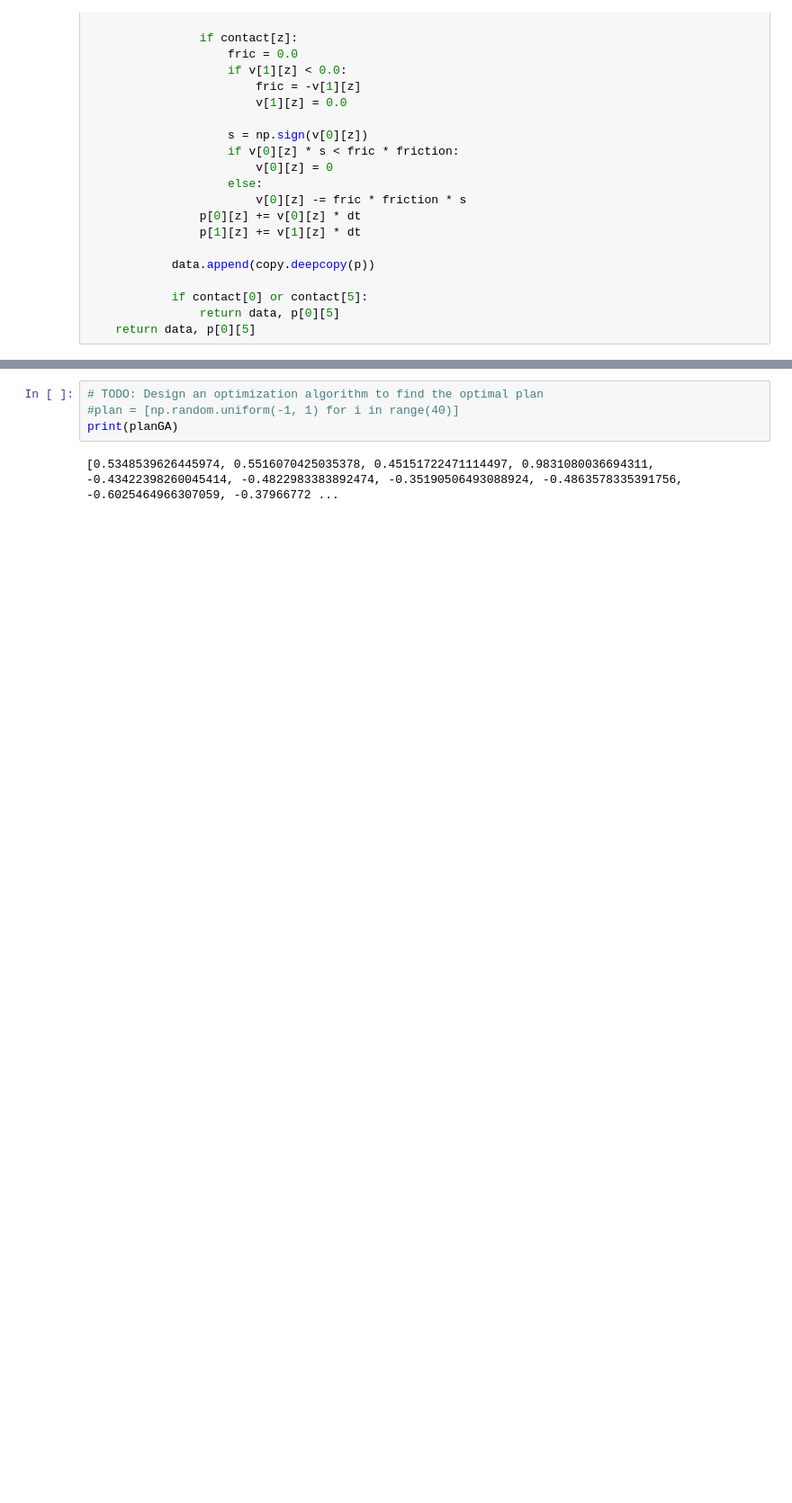
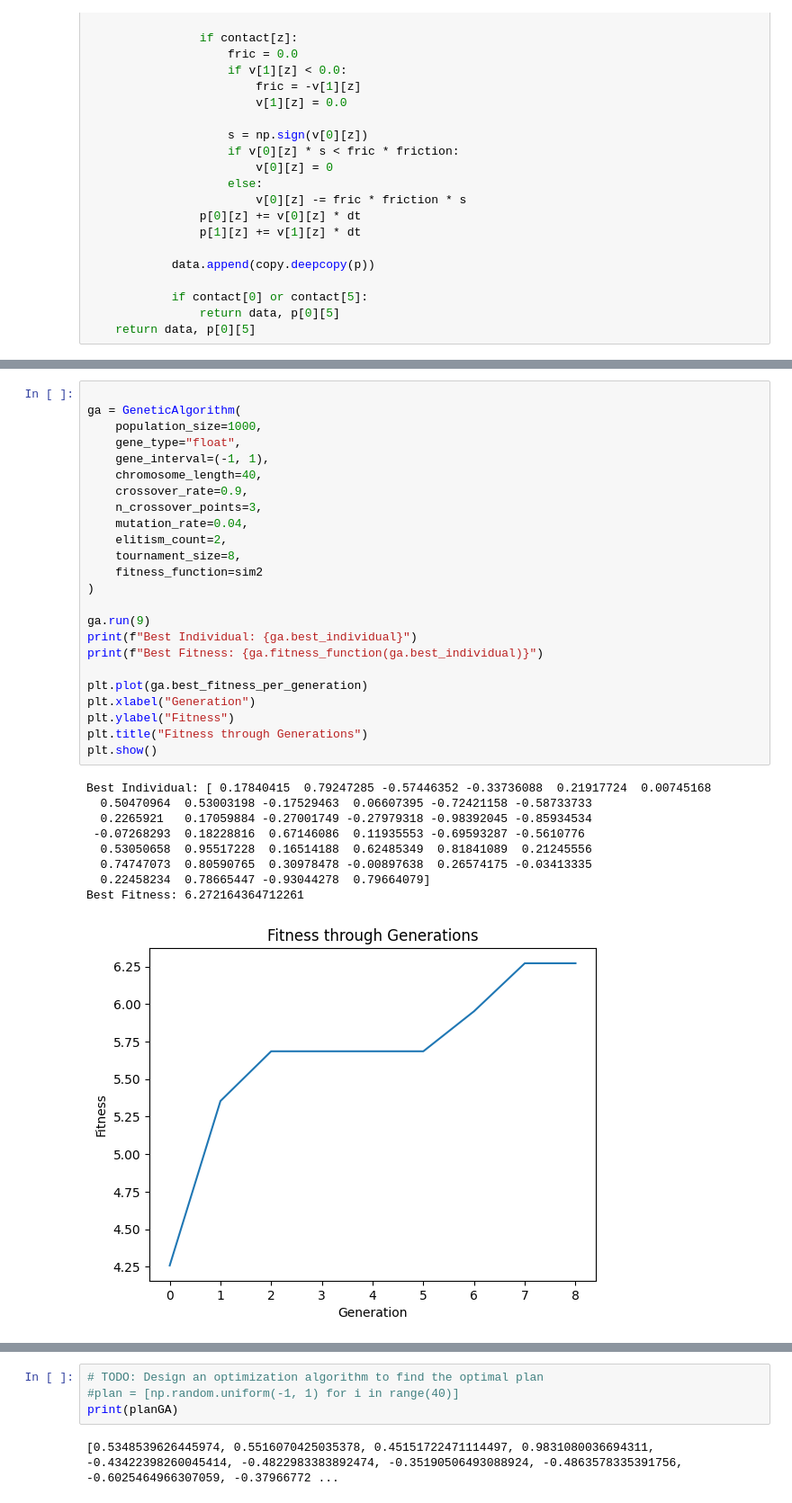
Before and after one commit to marhanse/SSY316-Advanced-probabilistic-machine-learning, a Jupyter notebook: Take-Home Exam/P4.ipynb, the cells around one changed output, grey strips where cells are left out. Shown at 90% size. Drawn from its saved outputs; the diff is of its cells as text; blank space fills up the shorter version.

```diff
--- a/Take-Home Exam/P4.ipynb
+++ b/Take-Home Exam/P4.ipynb
@@ -293,2 +506,36 @@ Distance: 6.863059591743408
+# %%
+
+ga = GeneticAlgorithm(
+    population_size=1000,
+    gene_type="float",
+    gene_interval=(-1, 1),
+    chromosome_length=40,
+    crossover_rate=0.9,
+    n_crossover_points=3,
+    mutation_rate=0.04,
+    elitism_count=2,
+    tournament_size=8,
+    fitness_function=sim2
+)
+
+ga.run(9)
+print(f"Best Individual: {ga.best_individual}")
+print(f"Best Fitness: {ga.fitness_function(ga.best_individual)}")
+
+plt.plot(ga.best_fitness_per_generation)
+plt.xlabel("Generation")
+plt.ylabel("Fitness")
+plt.title("Fitness through Generations")
+plt.show()
+# %% [output]
+Best Individual: [ 0.17840415  0.79247285 -0.57446352 -0.33736088  0.21917724  0.00745168
+  0.50470964  0.53003198 -0.17529463  0.06607395 -0.72421158 -0.58733733
+  0.2265921   0.17059884 -0.27001749 -0.27979318 -0.98392045 -0.85934534
+ -0.07268293  0.18228816  0.67146086  0.11935553 -0.69593287 -0.5610776
+  0.53050658  0.95517228  0.16514188  0.62485349  0.81841089  0.21245556
+  0.74747073  0.80590765  0.30978478 -0.00897638  0.26574175 -0.03413335
+  0.22458234  0.78665447 -0.93044278  0.79664079]
+Best Fitness: 6.272164364712261
+[figure, added]
 # %%
 
```
Also changed, not shown: parts of 11 cells of this notebook, 1 other file.
